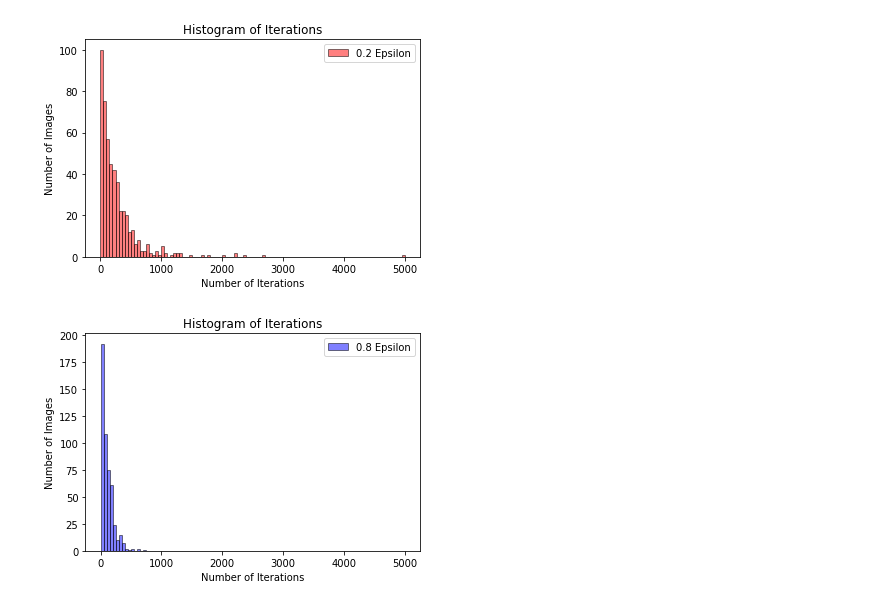
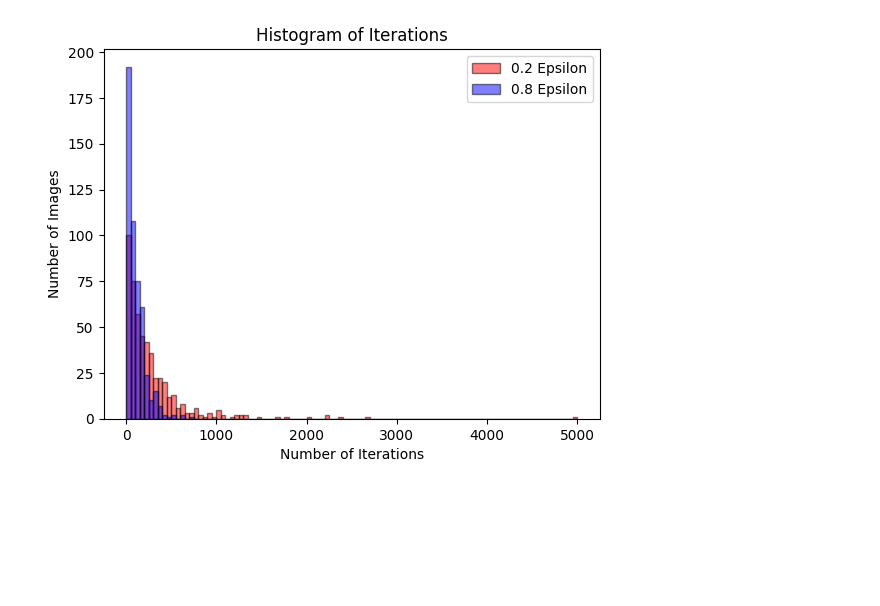
Before and after one commit to esh04/Simple-Black-box-Adversarial-Attacks, a Jupyter notebook: graphs.ipynb, the cells around one changed output. Cells and saved outputs as stored; diff of their text form; code cells hidden in the pictures; blank space fills up the shorter version.

Commit message:
graphs

```diff
--- a/graphs.ipynb
+++ b/graphs.ipynb
@@ -69,30 +207,17 @@ with open('data/avg_diff_final_pred1.pkl', 'rb') as f:
 # %%
-len(iter8)
-
-# plt.hist(iter2, bins=range(0, 5001),width=10)
-# plt.hist(iter8, bins=range(0, 5001),width=10)
-
-plt.hist([iter2], bins=range(0, 5001, 50),width=50,alpha=0.5,color = ['red'],edgecolor='black')
+plt.hist([iter2], bins=range(0, 5001, 50),width=50,alpha=0.5,color = ['red'],edgecolor='black', label='0.2 Epsilon')
 plt.title('Histogram of Iterations')
 plt.xlabel('Number of Iterations')
 plt.ylabel('Number of Images')
 
-# key of orange and blue
-plt.legend(['0.2 Epsilon'])
-
-
-plt.show()
-
-plt.hist([iter8], bins=range(0, 5001, 50),width=50,alpha=0.5,color = ['blue'],edgecolor='black')
+plt.hist([iter8], bins=range(0, 5001, 50),width=50,alpha=0.5,color = ['blue'],edgecolor='black', label='0.8 Epsilon')
 plt.title('Histogram of Iterations')
 plt.xlabel('Number of Iterations')
 plt.ylabel('Number of Images')
 
-# key of orange and blue
-plt.legend(['0.8 Epsilon'])
+plt.legend()
 
 
 plt.show()
 # %% [output]
-[figure, old version]
+[figure, new version]
-[figure, removed]
```
Also changed, not shown: parts of 20 cells of this notebook.
